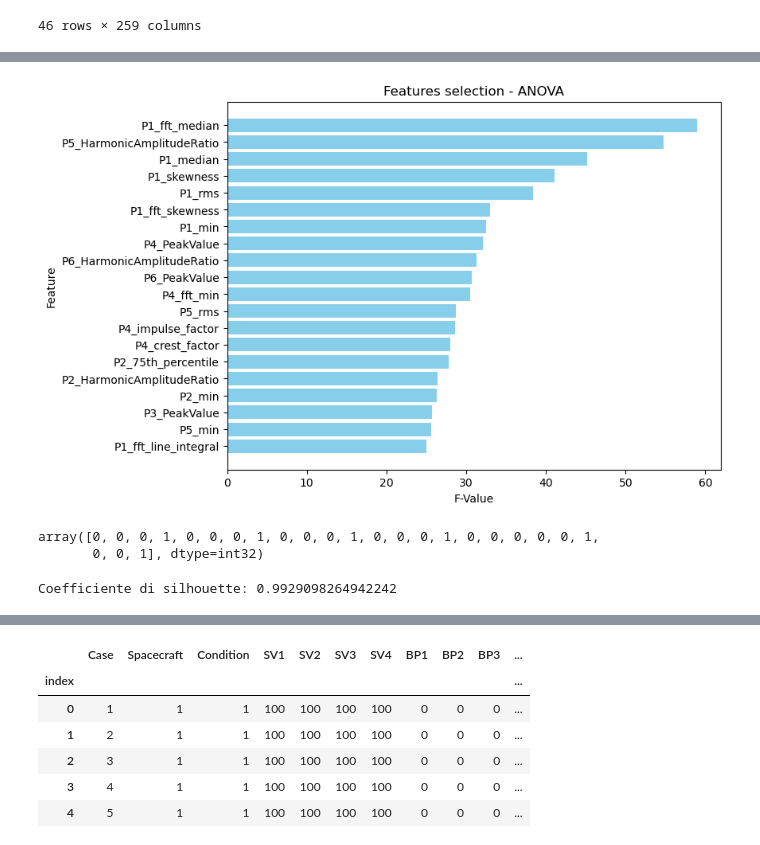
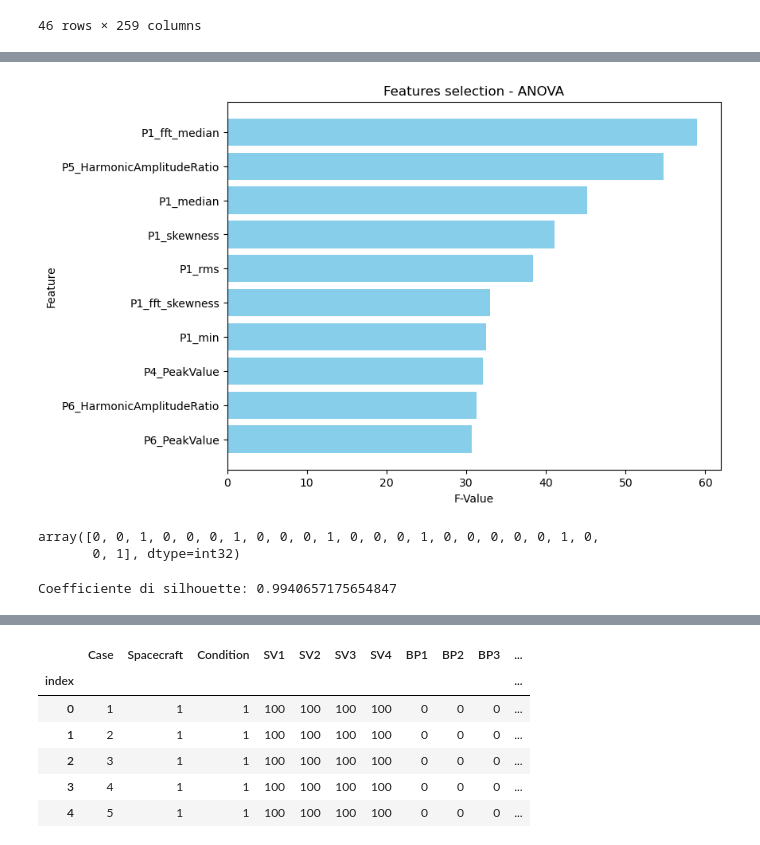
Before and after one commit to alexxdediu/Data-Challenge-PHM-Asia-Pacific-2023, a Jupyter notebook: models/model_task_2.ipynb, the cells around one changed output, grey strips where cells are left out. Saved outputs shown, nothing was run; the diff lists cells and outputs as text; code cells hidden in the pictures.

```diff
--- a/models/model_task_2.ipynb
+++ b/models/model_task_2.ipynb
@@ -214,9 +222,9 @@ def feature_selection_anova(df_X,df_y,n_features):
 
 #     return features
 # %%
-features = feature_selection_anova(df_train,df_labels["Condition"],20)
+features = feature_selection_anova(df_train,df_labels["Condition"],10)
 # %% [output]
-[figure, old version]
+[figure, new version]
 # %%
 df_train=df_train[features]
 df_test=df_test[features]
@@ -230,6 +238,6 @@ df_features['Cluster'] = kmeans.labels_
 # %%
 df_features['Cluster'].values
 # %% [output]
-array([0, 0, 0, 1, 0, 0, 0, 1, 0, 0, 0, 1, 0, 0, 0, 1, 0, 0, 0, 0, 0, 1,
-       0, 0, 1], dtype=int32)
+array([0, 0, 1, 0, 0, 0, 1, 0, 0, 0, 1, 0, 0, 0, 1, 0, 0, 0, 0, 0, 1, 0,
+       0, 1], dtype=int32)
 # %%
@@ -250,7 +258,7 @@ from sklearn.metrics import silhouette_score
 score = silhouette_score(df_features, kmeans.labels_)
 print(f'Coefficiente di silhouette: {score}')
 # %% [output]
-Coefficiente di silhouette: 0.9929098264942242
+Coefficiente di silhouette: 0.9940657175654847
 # %%
 df_features.head()
 # %% [output]
```
Also changed, not shown: parts of 22 cells of this notebook, 11 other files.
